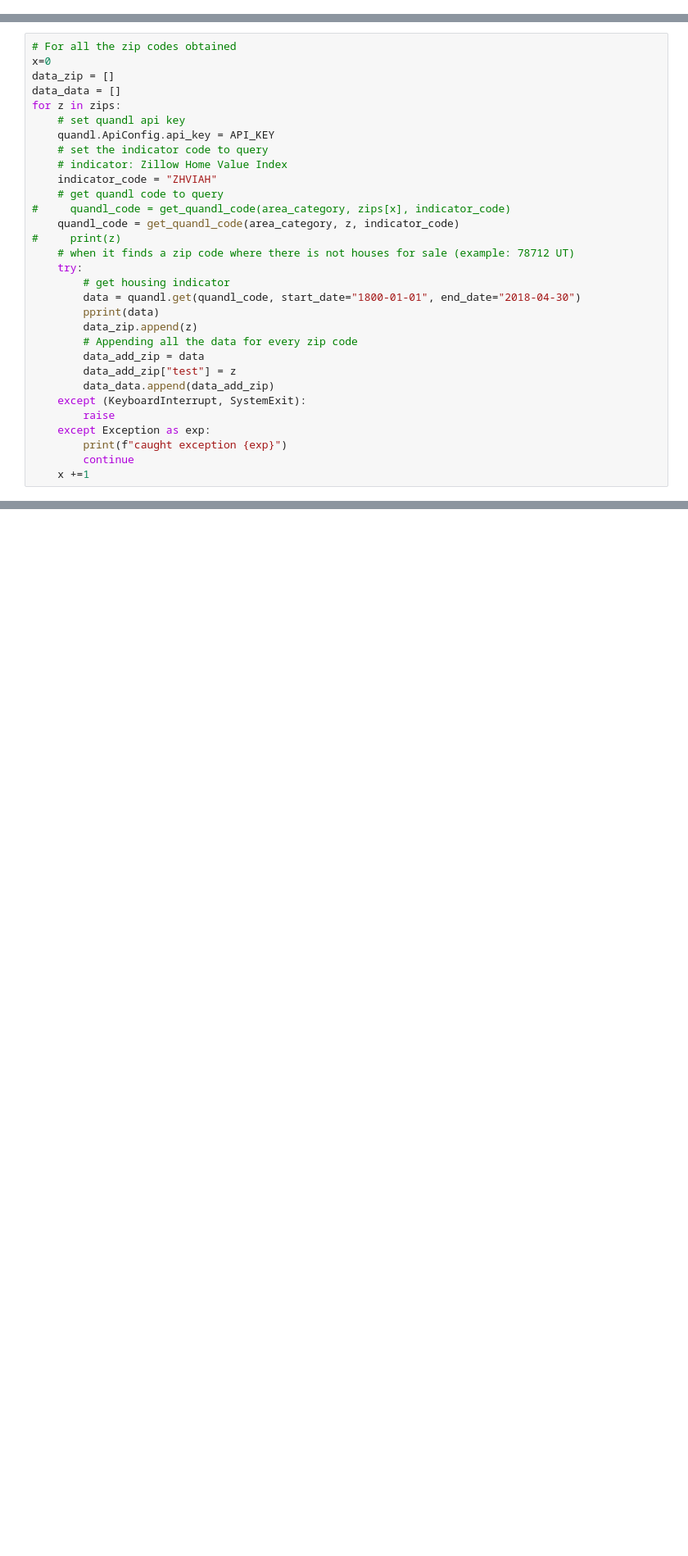
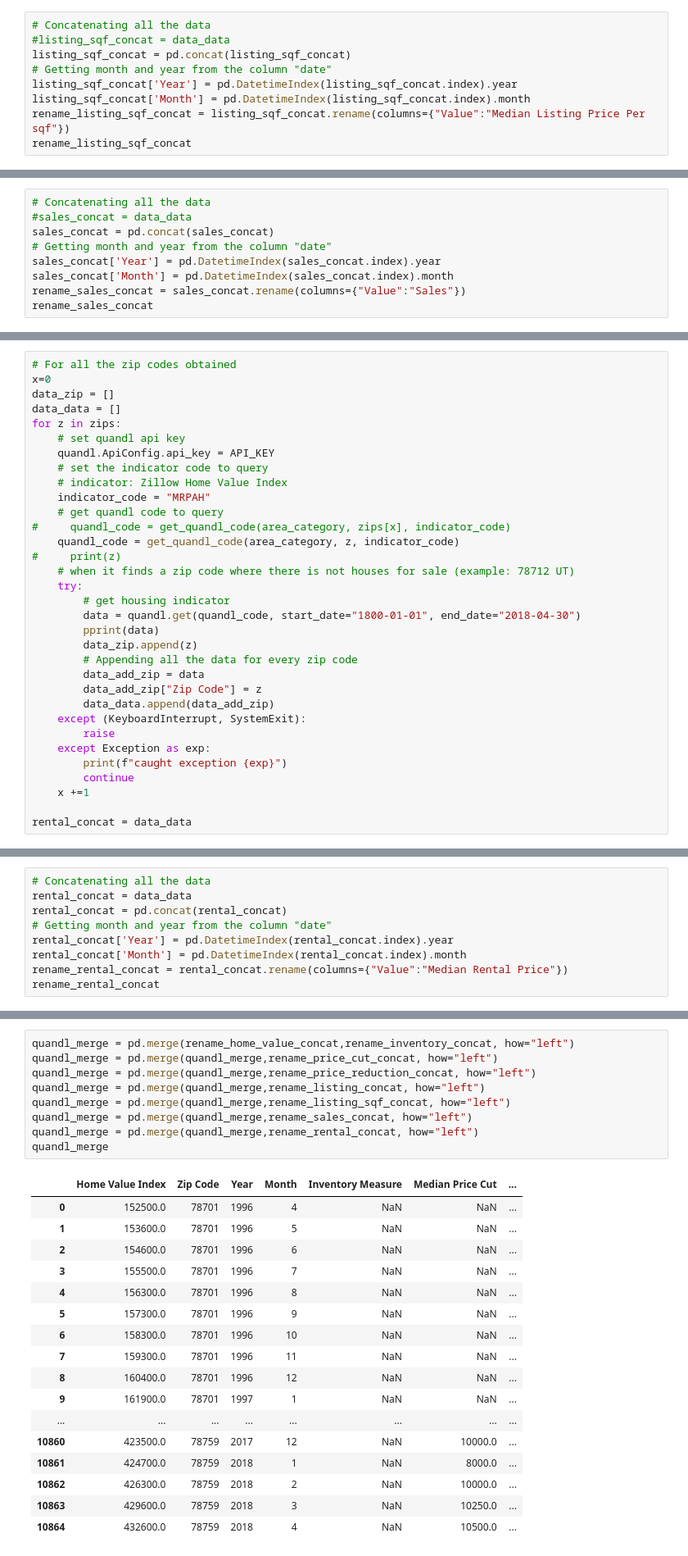
Before and after one commit to KeithBreach/project-01, a Jupyter notebook: scripts/quandl_api_modified.ipynb, the cells around one changed output, grey strips where cells are left out. Shown: that part at 82% size. Saved outputs shown, nothing was run; the diff lists cells and outputs as text; blank space fills up the shorter version.

Commit message:
Runned the code for all the indicators needed from quandl

```diff
--- a/scripts/quandl_api_modified.ipynb
+++ b/scripts/quandl_api_modified.ipynb
@@ -63,0 +531,9 @@ For now the code is only working for the home value index. Change: indicator_cod
+# %%
+# Concatenating all the data
+#listing_sqf_concat = data_data
+listing_sqf_concat = pd.concat(listing_sqf_concat)
+# Getting month and year from the column "date"
+listing_sqf_concat['Year'] = pd.DatetimeIndex(listing_sqf_concat.index).year
+listing_sqf_concat['Month'] = pd.DatetimeIndex(listing_sqf_concat.index).month
+rename_listing_sqf_concat = listing_sqf_concat.rename(columns={"Value":"Median Listing Price Per sqf"})
+rename_listing_sqf_concat
@@ -63,0 +617,9 @@ For now the code is only working for the home value index. Change: indicator_cod
+# %%
+# Concatenating all the data
+#sales_concat = data_data
+sales_concat = pd.concat(sales_concat)
+# Getting month and year from the column "date"
+sales_concat['Year'] = pd.DatetimeIndex(sales_concat.index).year
+sales_concat['Month'] = pd.DatetimeIndex(sales_concat.index).month
+rename_sales_concat = sales_concat.rename(columns={"Value":"Sales"})
+rename_sales_concat
@@ -71,7 +658,7 @@ for z in zips:
     quandl.ApiConfig.api_key = API_KEY
     # set the indicator code to query
     # indicator: Zillow Home Value Index
-    indicator_code = "ZHVIAH"
+    indicator_code = "MRPAH"
     # get quandl code to query
 #     quandl_code = get_quandl_code(area_category, zips[x], indicator_code)
     quandl_code = get_quandl_code(area_category, z, indicator_code)
@@ -84,7 +671,7 @@ for z in zips:
         data_zip.append(z)
         # Appending all the data for every zip code
         data_add_zip = data
-        data_add_zip["test"] = z
+        data_add_zip["Zip Code"] = z
         data_data.append(data_add_zip)
     except (KeyboardInterrupt, SystemExit):
         raise
@@ -92,4 +679,6 @@ for z in zips:
         print(f"caught exception {exp}")
         continue
     x +=1
+
+rental_concat = data_data
 # %% [output]
@@ -112,0 +702,9 @@ Date
+# %%
+# Concatenating all the data
+rental_concat = data_data
+rental_concat = pd.concat(rental_concat)
+# Getting month and year from the column "date"
+rental_concat['Year'] = pd.DatetimeIndex(rental_concat.index).year
+rental_concat['Month'] = pd.DatetimeIndex(rental_concat.index).month
+rename_rental_concat = rental_concat.rename(columns={"Value":"Median Rental Price"})
+rename_rental_concat
@@ -148,0 +736,27 @@ data_concat.to_csv("output_quandl/Output.home_value.csv", index = False ,header
+# %%
+quandl_merge = pd.merge(rename_home_value_concat,rename_inventory_concat, how="left")
+quandl_merge = pd.merge(quandl_merge,rename_price_cut_concat, how="left")
+quandl_merge = pd.merge(quandl_merge,rename_price_reduction_concat, how="left")
+quandl_merge = pd.merge(quandl_merge,rename_listing_concat, how="left")
+quandl_merge = pd.merge(quandl_merge,rename_listing_sqf_concat, how="left")
+quandl_merge = pd.merge(quandl_merge,rename_sales_concat, how="left")
+quandl_merge = pd.merge(quandl_merge,rename_rental_concat, how="left")
+quandl_merge
+# %% [output]
+|  | Home Value Index | Zip Code | Year | Month | Inventory Measure | Median Price Cut | ... |
+| 0 | 152500.0 | 78701 | 1996 | 4 | NaN | NaN | ... |
+| 1 | 153600.0 | 78701 | 1996 | 5 | NaN | NaN | ... |
+| 2 | 154600.0 | 78701 | 1996 | 6 | NaN | NaN | ... |
+| 3 | 155500.0 | 78701 | 1996 | 7 | NaN | NaN | ... |
+| 4 | 156300.0 | 78701 | 1996 | 8 | NaN | NaN | ... |
+| 5 | 157300.0 | 78701 | 1996 | 9 | NaN | NaN | ... |
+| 6 | 158300.0 | 78701 | 1996 | 10 | NaN | NaN | ... |
+| 7 | 159300.0 | 78701 | 1996 | 11 | NaN | NaN | ... |
+| 8 | 160400.0 | 78701 | 1996 | 12 | NaN | NaN | ... |
+| 9 | 161900.0 | 78701 | 1997 | 1 | NaN | NaN | ... |
+| ... | ... | ... | ... | ... | ... | ... | ... |
+| 10860 | 423500.0 | 78759 | 2017 | 12 | NaN | 10000.0 | ... |
+| 10861 | 424700.0 | 78759 | 2018 | 1 | NaN | 8000.0 | ... |
+| 10862 | 426300.0 | 78759 | 2018 | 2 | NaN | 10000.0 | ... |
+| 10863 | 429600.0 | 78759 | 2018 | 3 | NaN | 10250.0 | ... |
+| 10864 | 432600.0 | 78759 | 2018 | 4 | NaN | 10500.0 | ... |
```
Also changed, not shown: parts of 38 cells of this notebook, 2 other files.
